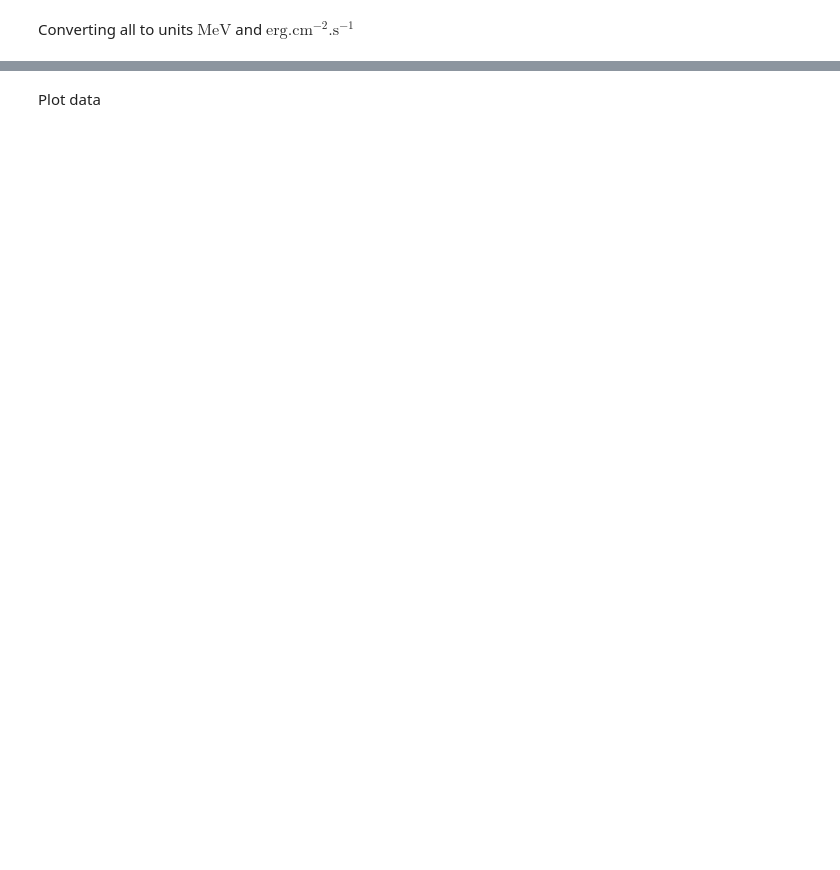
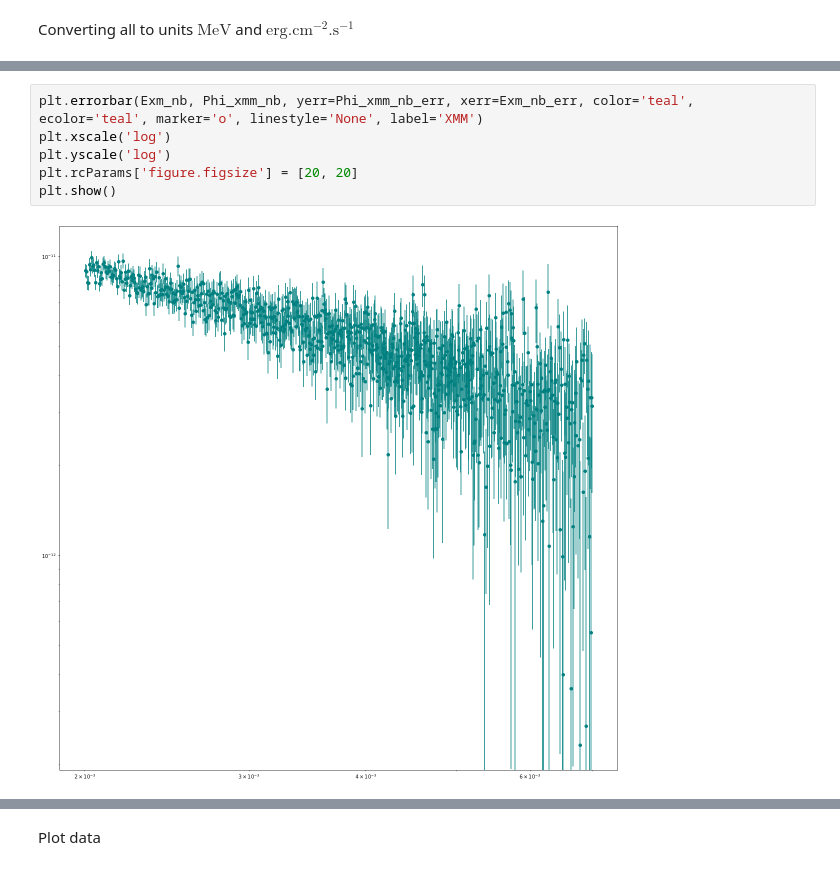
Before and after one commit to Sruthi-Ravikularaman/SN1006, a Jupyter notebook: SN1006_test.ipynb, the cells around one changed output, grey strips where cells are left out. Cells and saved outputs as stored; diff of their text form; blank space fills up the shorter version.

```diff
--- a/SN1006_test.ipynb
+++ b/SN1006_test.ipynb
@@ -102,0 +110,8 @@ Eh, Phi_hp, Phi_hm = hess_data[:, 0] * 1e-6, hess_data[:, 1], hess_data[:, 2]
+# %%
+plt.errorbar(Exm_nb, Phi_xmm_nb, yerr=Phi_xmm_nb_err, xerr=Exm_nb_err, color='teal', ecolor='teal', marker='o', linestyle='None', label='XMM')
+plt.xscale('log')
+plt.yscale('log')
+plt.rcParams['figure.figsize'] = [20, 20]
+plt.show()
+# %% [output]
+[figure, added]
```
Also changed, not shown: parts of 8 cells of this notebook, 8 other files.
